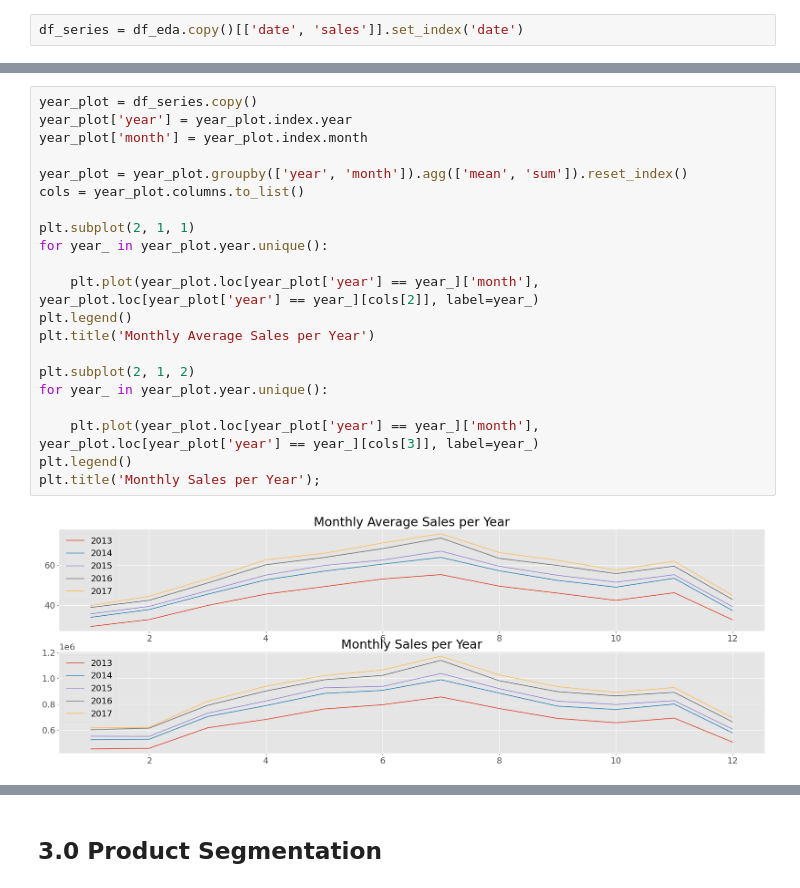
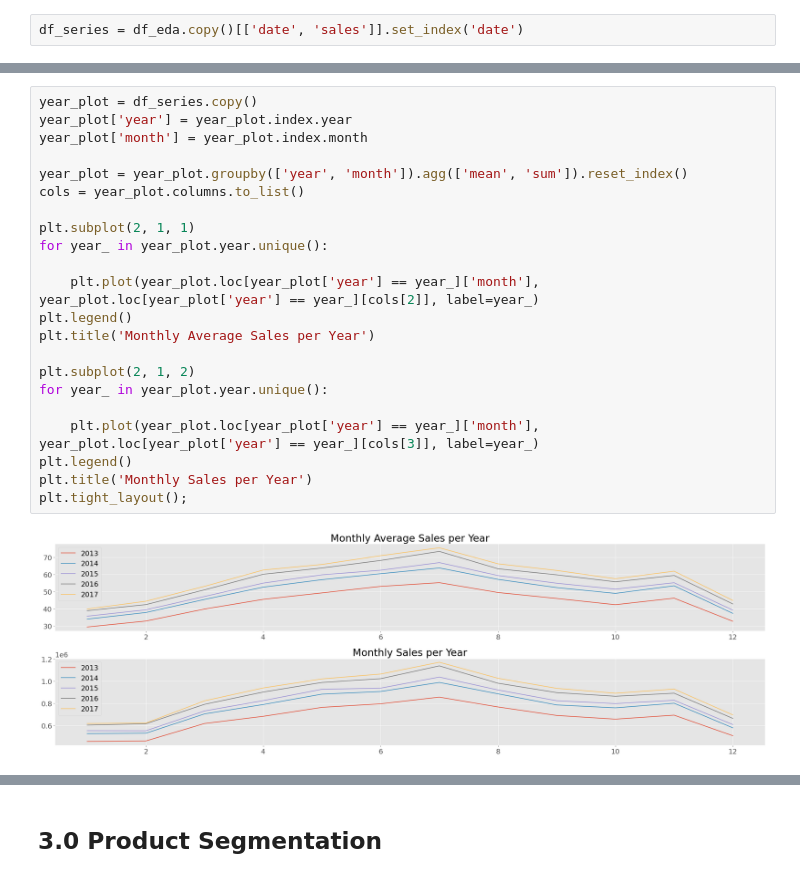
Before and after one commit to BrenoTeixeira/demand_analysis, a Jupyter notebook: notebooks/inventory_magement.ipynb, the cells around one changed output, grey strips where cells are left out. Saved outputs shown, nothing was run; the diff lists cells and outputs as text.

```diff
--- a/notebooks/inventory_magement.ipynb
+++ b/notebooks/inventory_magement.ipynb
@@ -309,26 +364,27 @@ plt.tight_layout()
 # %%
 year_plot = df_series.copy()
 year_plot['year'] = year_plot.index.year
 year_plot['month'] = year_plot.index.month
 
 year_plot = year_plot.groupby(['year', 'month']).agg(['mean', 'sum']).reset_index()
 cols = year_plot.columns.to_list()
 
 plt.subplot(2, 1, 1)
 for year_ in year_plot.year.unique():
 
     plt.plot(year_plot.loc[year_plot['year'] == year_]['month'], year_plot.loc[year_plot['year'] == year_][cols[2]], label=year_)
 plt.legend()
 plt.title('Monthly Average Sales per Year')
 
 plt.subplot(2, 1, 2)
 for year_ in year_plot.year.unique():
 
     plt.plot(year_plot.loc[year_plot['year'] == year_]['month'], year_plot.loc[year_plot['year'] == year_][cols[3]], label=year_)
 plt.legend()
-plt.title('Monthly Sales per Year');
+plt.title('Monthly Sales per Year')
+plt.tight_layout();
 # %% [output]
-[figure, old version]
+[figure, new version]
 # %%
 _, axis = plt.subplots(nrows=3, ncols=1, figsize=(25, 15))
 
```
Also changed, not shown: parts of 19 cells of this notebook, 1 other file.
